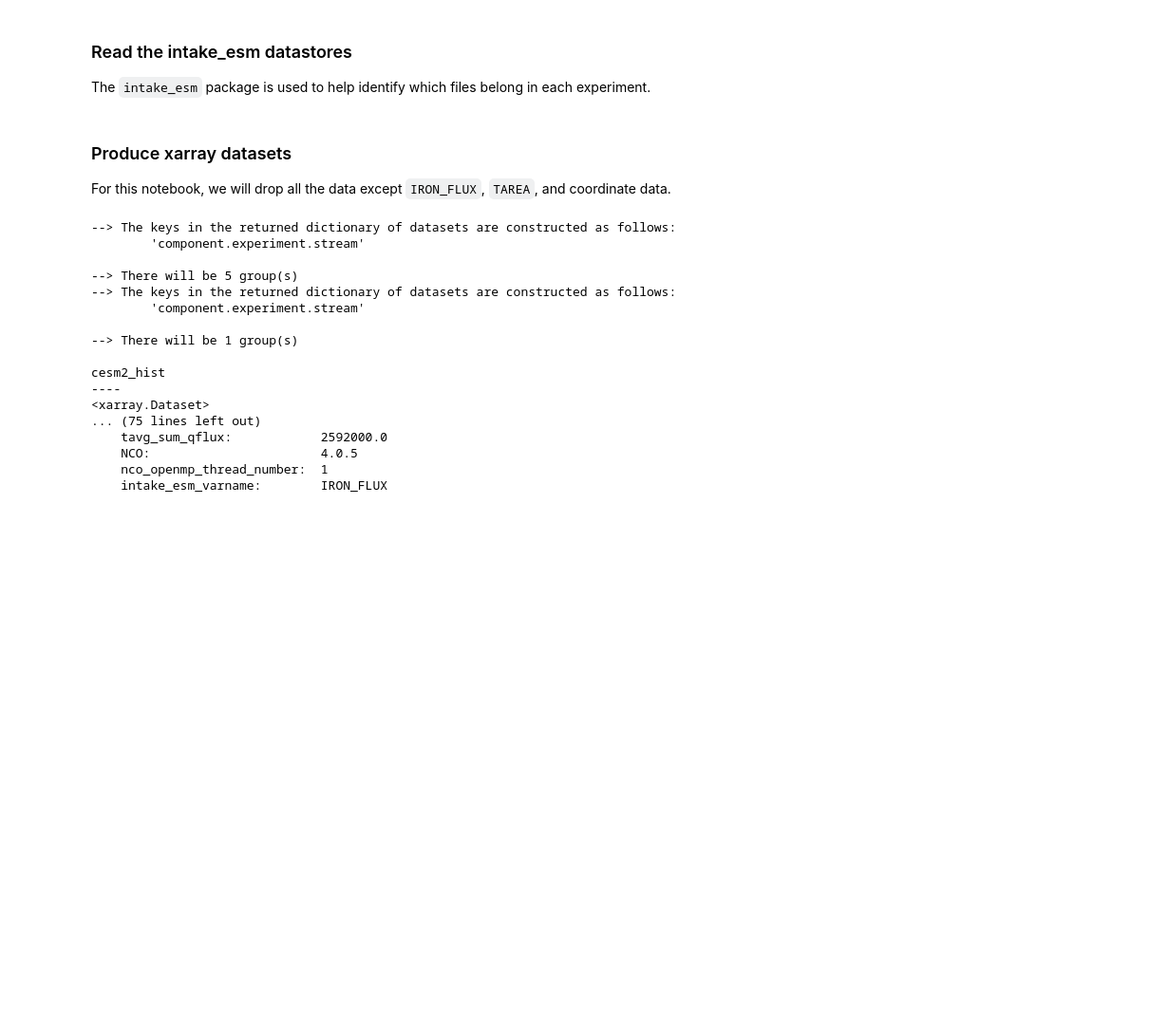
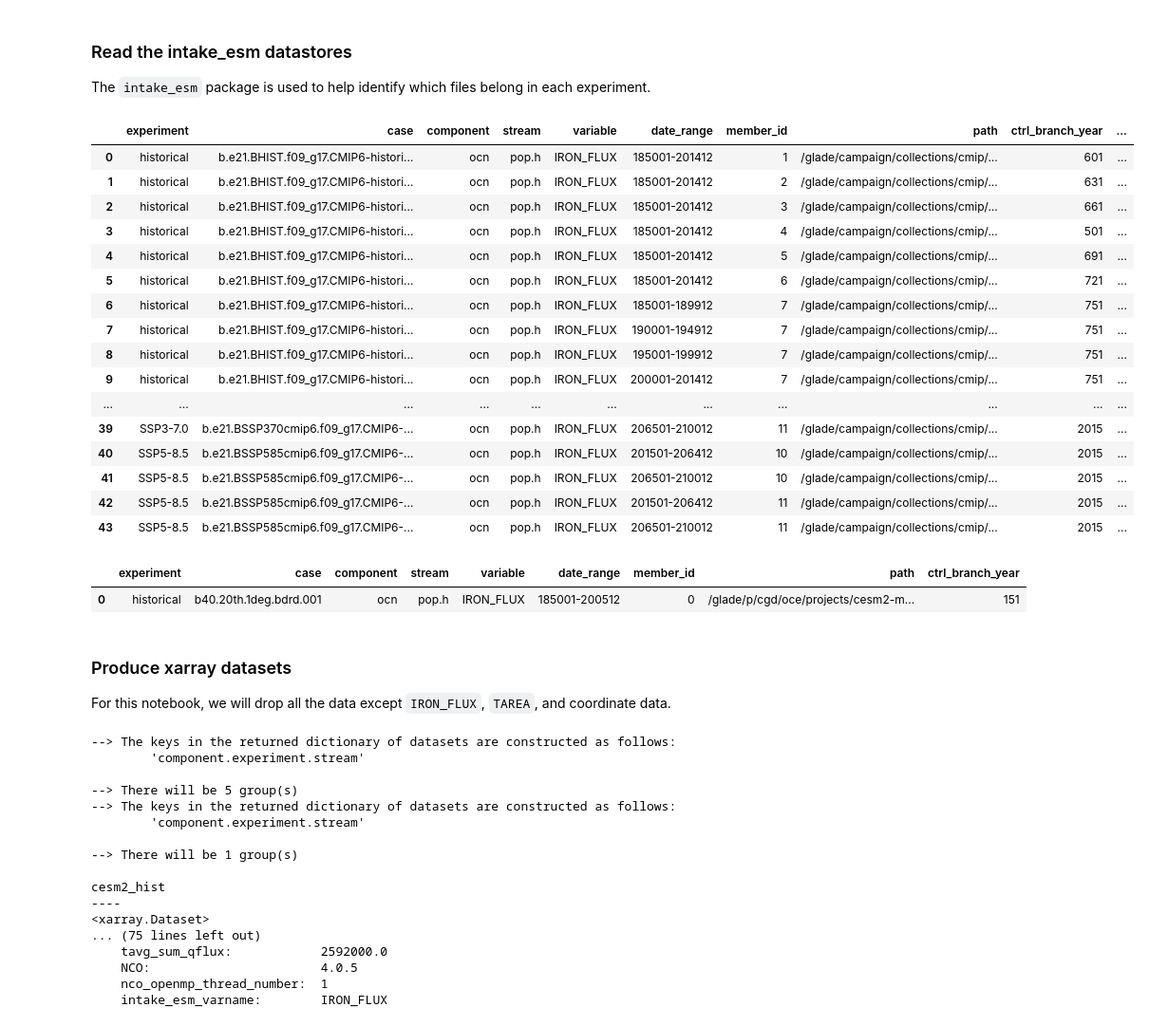
Before and after one commit to marbl-ecosys/cesm2-marbl, a Jupyter notebook: notebooks/forcing_iron_flux.ipynb, the cells around one changed output. Shown: that part at 95% size. Cells and saved outputs as stored; diff of their text form; code cells hidden in the pictures; blank space fills up the shorter version.

```diff
--- a/notebooks/forcing_iron_flux.ipynb
+++ b/notebooks/forcing_iron_flux.ipynb
@@ -71,3 +72,28 @@ cesm1 = intake.open_esm_datastore('/glade/work/mlevy/intake-esm-collection/json/
+# %%
+cesm2.df
+# %% [output]
+|  | experiment | case | component | stream | variable | date_range | member_id | path | ctrl_branch_year | ... |
+| 0 | historical | b.e21.BHIST.f09_g17.CMIP6-histori... | ocn | pop.h | IRON_FLUX | 185001-201412 | 1 | /glade/campaign/collections/cmip/... | 601 | ... |
+| 1 | historical | b.e21.BHIST.f09_g17.CMIP6-histori... | ocn | pop.h | IRON_FLUX | 185001-201412 | 2 | /glade/campaign/collections/cmip/... | 631 | ... |
+| 2 | historical | b.e21.BHIST.f09_g17.CMIP6-histori... | ocn | pop.h | IRON_FLUX | 185001-201412 | 3 | /glade/campaign/collections/cmip/... | 661 | ... |
+| 3 | historical | b.e21.BHIST.f09_g17.CMIP6-histori... | ocn | pop.h | IRON_FLUX | 185001-201412 | 4 | /glade/campaign/collections/cmip/... | 501 | ... |
+| 4 | historical | b.e21.BHIST.f09_g17.CMIP6-histori... | ocn | pop.h | IRON_FLUX | 185001-201412 | 5 | /glade/campaign/collections/cmip/... | 691 | ... |
+| 5 | historical | b.e21.BHIST.f09_g17.CMIP6-histori... | ocn | pop.h | IRON_FLUX | 185001-201412 | 6 | /glade/campaign/collections/cmip/... | 721 | ... |
+| 6 | historical | b.e21.BHIST.f09_g17.CMIP6-histori... | ocn | pop.h | IRON_FLUX | 185001-189912 | 7 | /glade/campaign/collections/cmip/... | 751 | ... |
+| 7 | historical | b.e21.BHIST.f09_g17.CMIP6-histori... | ocn | pop.h | IRON_FLUX | 190001-194912 | 7 | /glade/campaign/collections/cmip/... | 751 | ... |
+| 8 | historical | b.e21.BHIST.f09_g17.CMIP6-histori... | ocn | pop.h | IRON_FLUX | 195001-199912 | 7 | /glade/campaign/collections/cmip/... | 751 | ... |
+| 9 | historical | b.e21.BHIST.f09_g17.CMIP6-histori... | ocn | pop.h | IRON_FLUX | 200001-201412 | 7 | /glade/campaign/collections/cmip/... | 751 | ... |
+| ... | ... | ... | ... | ... | ... | ... | ... | ... | ... | ... |
+| 39 | SSP3-7.0 | b.e21.BSSP370cmip6.f09_g17.CMIP6-... | ocn | pop.h | IRON_FLUX | 206501-210012 | 11 | /glade/campaign/collections/cmip/... | 2015 | ... |
+| 40 | SSP5-8.5 | b.e21.BSSP585cmip6.f09_g17.CMIP6-... | ocn | pop.h | IRON_FLUX | 201501-206412 | 10 | /glade/campaign/collections/cmip/... | 2015 | ... |
+| 41 | SSP5-8.5 | b.e21.BSSP585cmip6.f09_g17.CMIP6-... | ocn | pop.h | IRON_FLUX | 206501-210012 | 10 | /glade/campaign/collections/cmip/... | 2015 | ... |
+| 42 | SSP5-8.5 | b.e21.BSSP585cmip6.f09_g17.CMIP6-... | ocn | pop.h | IRON_FLUX | 201501-206412 | 11 | /glade/campaign/collections/cmip/... | 2015 | ... |
+| 43 | SSP5-8.5 | b.e21.BSSP585cmip6.f09_g17.CMIP6-... | ocn | pop.h | IRON_FLUX | 206501-210012 | 11 | /glade/campaign/collections/cmip/... | 2015 | ... |
+# %%
+cesm1.df
+# %% [output]
+|  | experiment | case | component | stream | variable | date_range | member_id | path | ctrl_branch_year |
+| 0 | historical | b40.20th.1deg.bdrd.001 | ocn | pop.h | IRON_FLUX | 185001-200512 | 0 | /glade/p/cgd/oce/projects/cesm2-m... | 151 |
 # %% [markdown]
 ### Produce xarray datasets
 
```
Also changed, not shown: parts of 7 cells of this notebook, 2 other files.
